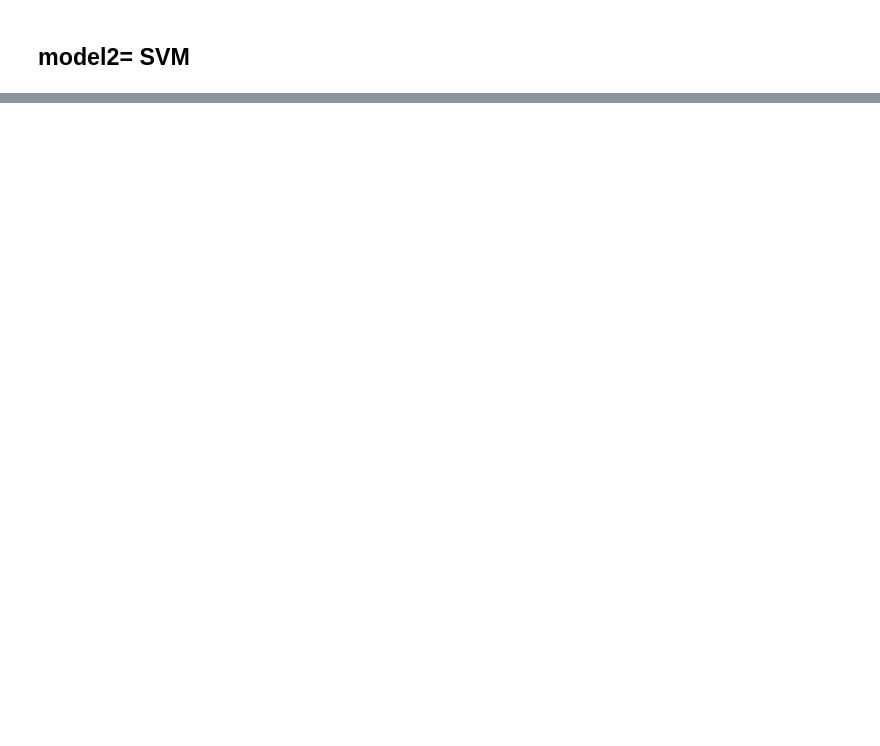
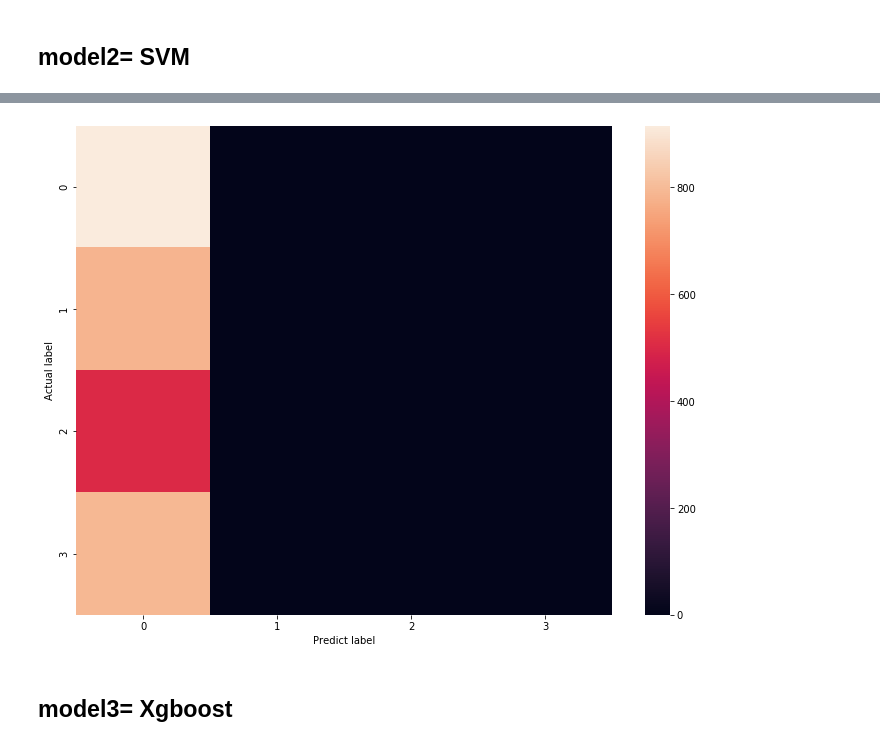
Before and after one commit to mukul20-21/Airplane-Accident-prediction-Hackerearth, a Jupyter notebook: Airplane-Accident.ipynb, the cells around one changed output, grey strips where cells are left out. Drawn from its saved outputs; the diff is of its cells as text; code cells hidden in the pictures; blank space fills up the shorter version.

```diff
--- a/Airplane-Accident.ipynb
+++ b/Airplane-Accident.ipynb
@@ -940,10 +962,14 @@ print(accuracy_score(y_test, y_predect2))
 # %%
 # create heapmap using seaborn
-cm=confusion_matrix(y_test,y_predect2)
+cm=confusion_matrix(y_test,y_predict2)
 
 plt.figure(figsize=(12,9))
 
 sns.heatmap(cm)
 plt.ylabel('Actual label');
 plt.xlabel('Predict label');
 plt.show()
+# %% [output]
+[figure, added]
+# %% [markdown]
+## model3= Xgboost
```
Also changed, not shown: parts of 31 cells of this notebook, 1 other file.
